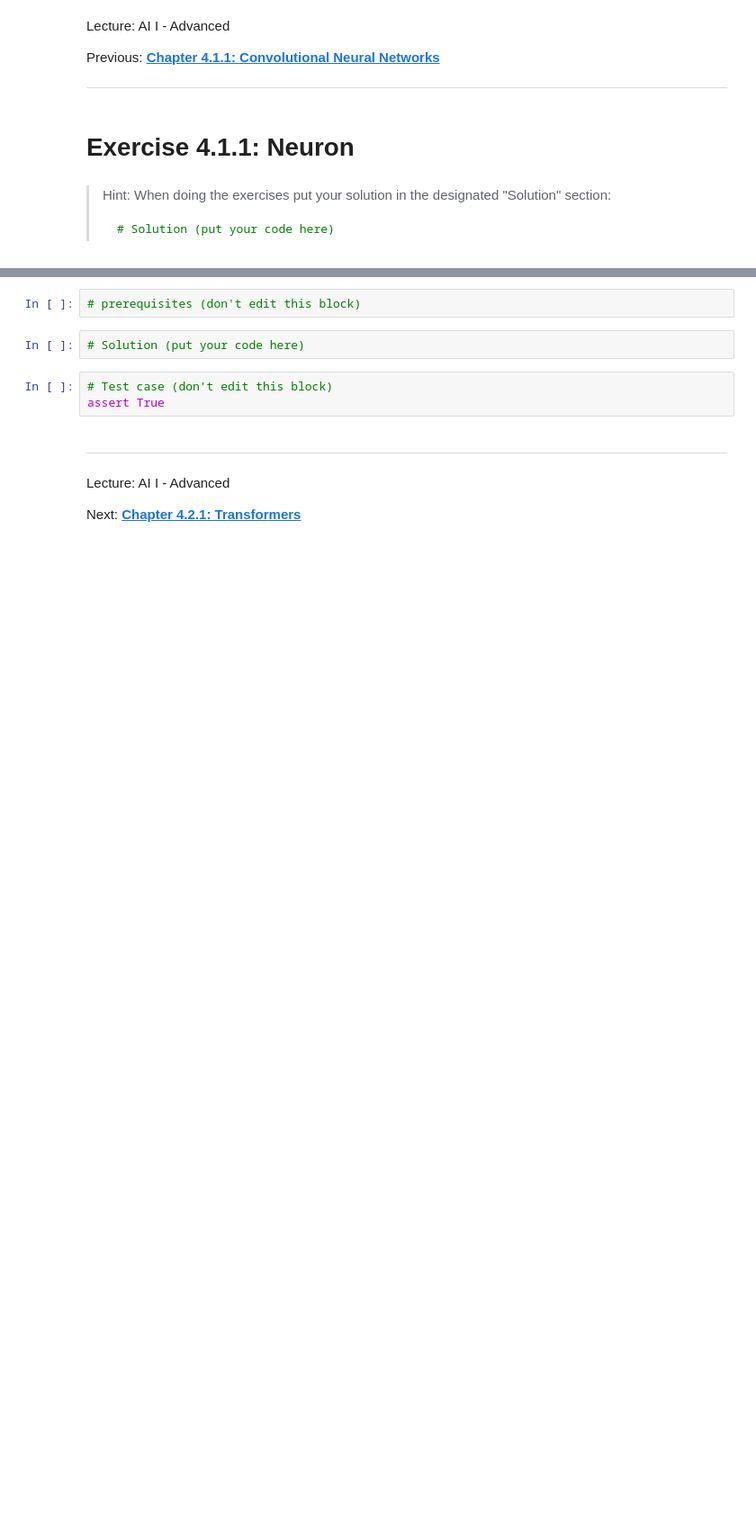
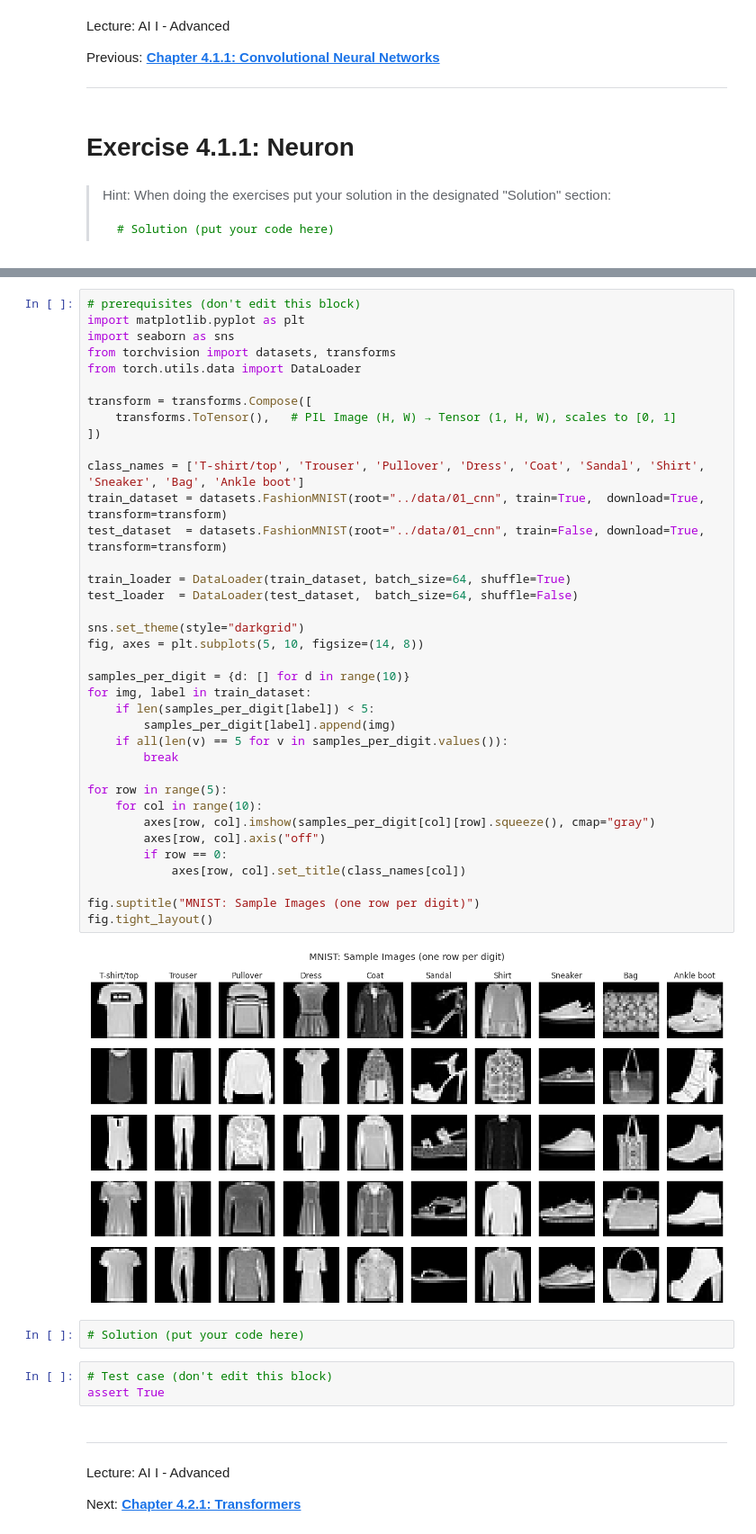
Before and after one commit to iLuckyW/lecture-ai-advanced, a Jupyter notebook: chapter/04_excursus/01_cv/exercise/01_cnn.ipynb, the cells around one changed output, grey strips where cells are left out. Shown at 90% size. Drawn from its saved outputs; the diff is of its cells as text; blank space fills up the shorter version.

```diff
--- a/chapter/04_excursus/01_cv/exercise/01_cnn.ipynb
+++ b/chapter/04_excursus/01_cv/exercise/01_cnn.ipynb
@@ -17,5 +35,42 @@ Previous:
 # %%
 # prerequisites (don't edit this block)
+import matplotlib.pyplot as plt
+import seaborn as sns
+from torchvision import datasets, transforms
+from torch.utils.data import DataLoader
+
+transform = transforms.Compose([
+    transforms.ToTensor(),   # PIL Image (H, W) → Tensor (1, H, W), scales to [0, 1]
+])
+
+class_names = ['T-shirt/top', 'Trouser', 'Pullover', 'Dress', 'Coat', 'Sandal', 'Shirt', 'Sneaker', 'Bag', 'Ankle boot']
+train_dataset = datasets.FashionMNIST(root="../data/01_cnn", train=True,  download=True, transform=transform)
+test_dataset  = datasets.FashionMNIST(root="../data/01_cnn", train=False, download=True, transform=transform)
+
+train_loader = DataLoader(train_dataset, batch_size=64, shuffle=True)
+test_loader  = DataLoader(test_dataset,  batch_size=64, shuffle=False)
+
+sns.set_theme(style="darkgrid")
+fig, axes = plt.subplots(5, 10, figsize=(14, 8))
+
+samples_per_digit = {d: [] for d in range(10)}
+for img, label in train_dataset:
+    if len(samples_per_digit[label]) < 5:
+        samples_per_digit[label].append(img)
+    if all(len(v) == 5 for v in samples_per_digit.values()):
+        break
+
+for row in range(5):
+    for col in range(10):
+        axes[row, col].imshow(samples_per_digit[col][row].squeeze(), cmap="gray")
+        axes[row, col].axis("off")
+        if row == 0:
+            axes[row, col].set_title(class_names[col])
+
+fig.suptitle("MNIST: Sample Images (one row per digit)")
+fig.tight_layout()
+# %% [output]
+[figure, added]
 # %%
 # Solution (put your code here)
 # %%
```
Also changed, not shown: parts of 1 cell of this notebook.
